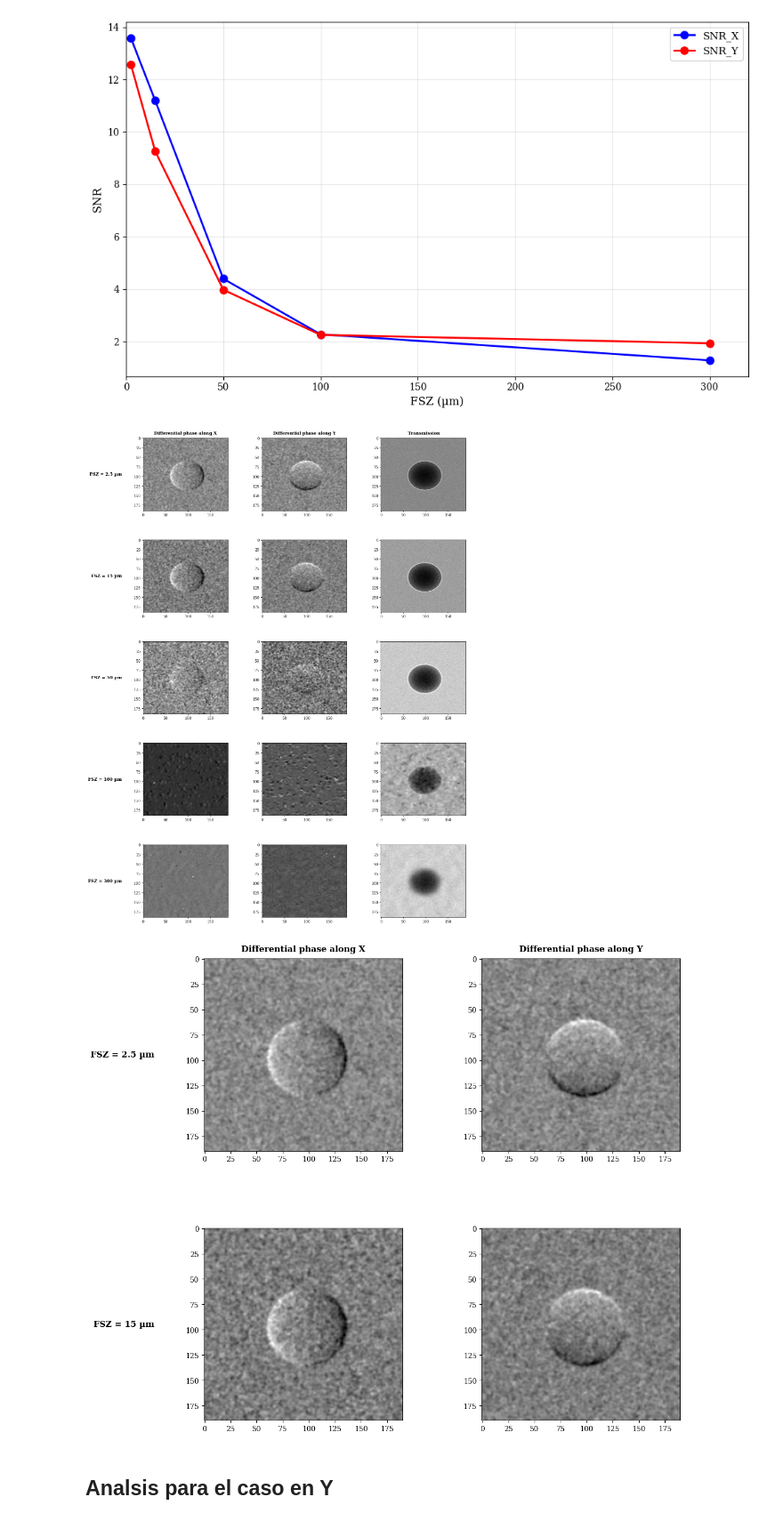
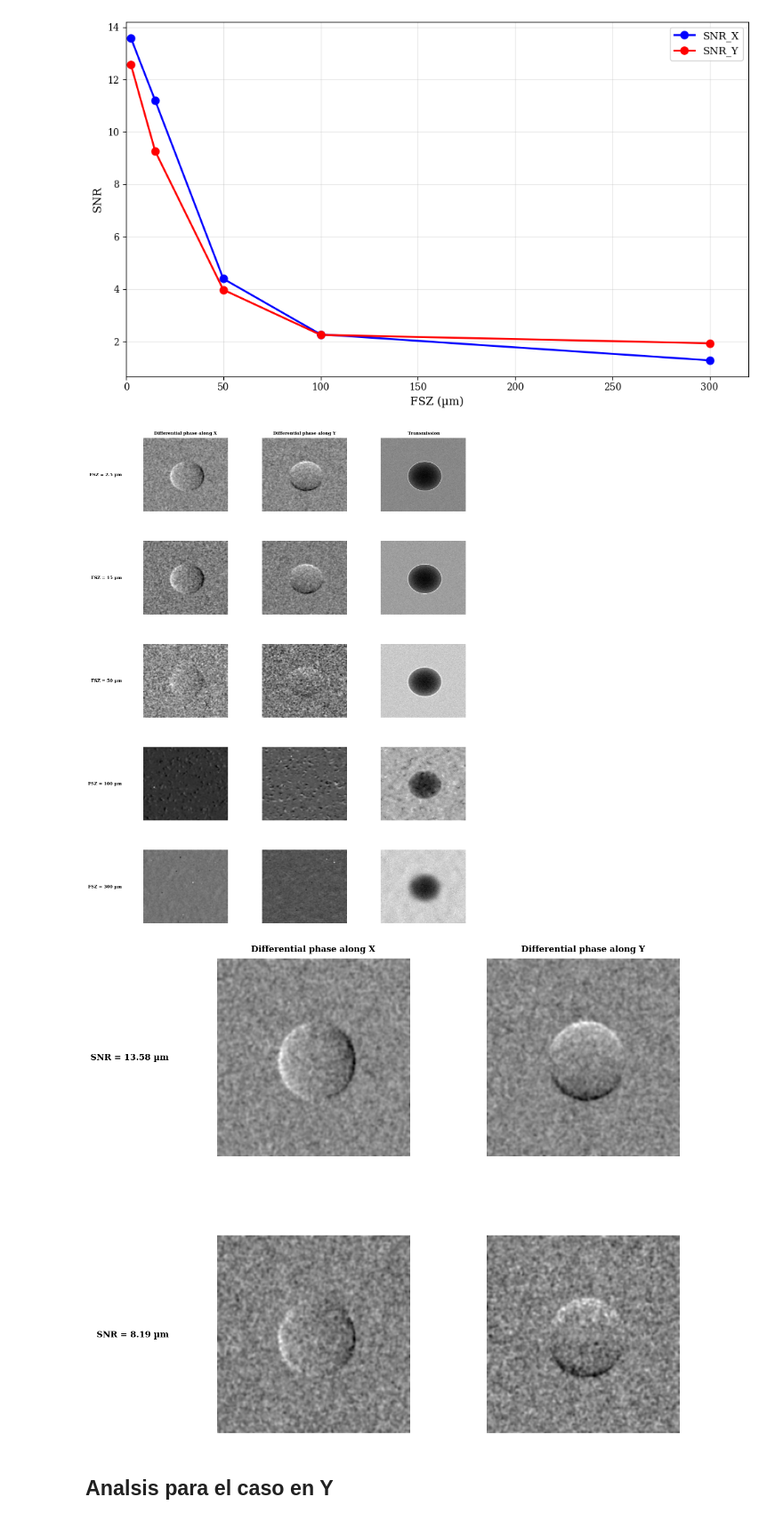
Before and after one commit to roshak1197/FSZ_Study, a Jupyter notebook: read_High.ipynb, the cells around one changed output. Shown at 89% size. Drawn from its saved outputs; the diff is of its cells as text; code cells hidden in the pictures.

```diff
--- a/read_High.ipynb
+++ b/read_High.ipynb
@@ -12,9 +12,9 @@ Npixeles=256
 NI=1 #Número de imágenes RAW
 NF=1 #Número de imágenes FF
 NThr=1 #Número de imágenes contenidas dentro de cada .raw: La primera es la dada por el canal 0 y la segunda es la dada por el canal 1.
-nameRAW1="SiC/FS_Measurements/Nylon_Air_SiC_2mm_2x_150_75_21kev_S" #SiC/FS_Measurements/Nylon_Air_SiC_2mm_2x_150_75_21kev_R00_FS50um_Random__d0.75m_a15um_p62um_step-4.2_dith23.25_1.raw
-nameRAW2 = "_FS50um_Random__d0.75m_a15um_p62um_step-4.2_dith23.25_"
-nameRAW4 = "SiC/FS_Measurements/Nylon_Air_SiC_2mm_2x_150_75_21kev_R"
+nameRAW1="300um/Nylon_Air_TiC_2mm_2x_150_75_21kev_S" #2.5um/Nylon_Air_TiC_2mm_2x_150_75_21kev_R00_FS2.5um_Random__d0.75m_a15um_p62um_step-4.2_dith23.25_1.raw
+nameRAW2 = "_FS300um_Random__d0.75m_a15um_p62um_step-4.2_dith23.25_"
+nameRAW4 = "300um/Nylon_Air_TiC_2mm_2x_150_75_21kev_R"
 ff_infile= open('Nylon_Air_SiC_2mm_2x_150_75_21kev_FF00_FS50um_Random__d0.75m_a15um_p62um_step-4.2_dith23.25_1.raw','rb')
 ff_array = np.fromfile(ff_infile,dtype='float32',count=256*256)
 ff_image = PIL.Image.frombuffer("F",[256,256],ff_array,'raw','F',0,1)
@@ -607,7 +608,7 @@ for i in range(5):  # 5 filas
             # Vector 1D: mostrar como gráfico de línea
             axes[i, j].plot(matriz)
             axes[i, j].set_ylim(matriz.min() * 0.9, matriz.max() * 1.1)
-
+        axes[i,j].axis('off')
         # Añadir título de columna solo en la primera fila
         if i == 0:
             axes[i, j].set_title(column_titles[j], fontsize=12, fontweight='bold', pad=10)
@@ -622,17 +623,16 @@ plt.subplots_adjust(top=0.95, wspace=0.4, hspace=0.4)
 plt.savefig("Combined_Analysis_FSZ.png", dpi=300)
 plt.show()
 # %% [output]
-[figure, old version]
+[figure, new version]
 # %%
-# Supongamos que ya tienes tus matrices cargadas en variables
-# dx_2, dy_2, T_2, dx_15, dy_15, T_15, etc.
+
 
 # Configuración de la figura
 fig, axes = plt.subplots(2, 2, figsize=(12, 10))
 #fig.suptitle('Análisis de datos por tamaño de foco (FSZ)', fontsize=16, fontweight='bold')
 
 # Lista de tamaños de foco para cada fila
-fsz_labels = ['SNR = 2.5 µm', 'SNR = 15 µm']
+fsz_labels = ['SNR = 13.58 µm', 'SNR = 8.19 µm']
 
 # Títulos para las columnas
 column_titles = ['Differential phase along X', 'Differential phase along Y']
@@ -649,35 +649,35 @@ for i in range(2):  # 5 filas
     for j in range(2):  # 3 columnas
         # Obtener la matriz correspondiente
         matriz = matrices[i][j]
 
         # Visualizar según la dimensión de la matriz
         if matriz.ndim == 2:
             # Matriz 2D: mostrar como imagen
             im = axes[i, j].imshow(matriz, cmap='gray', aspect='auto')
 
             # Añadir barra de color para cada subplot
             #plt.colorbar(im, ax=axes[i, j], shrink=0.8)
 
         elif matriz.ndim == 1:
             # Vector 1D: mostrar como gráfico de línea
             axes[i, j].plot(matriz)
             axes[i, j].set_ylim(matriz.min() * 0.9, matriz.max() * 1.1)
-
+        axes[i,j].axis('off')
         # Añadir título de columna solo en la primera fila
         if i == 0:
             axes[i, j].set_title(column_titles[j], fontsize=12, fontweight='bold', pad=10)
 
     # Añadir etiqueta FSZ al lado izquierdo de cada fila
     axes[i, 0].text(-0.25, 0.5, fsz_labels[i], transform=axes[i, 0].transAxes,
                    fontsize=12, fontweight='bold', va='center', ha='right')
 
 # Ajustar espaciado
 plt.tight_layout()
 plt.subplots_adjust(top=0.95, wspace=0.4, hspace=0.4)
 plt.savefig("SiC_vs_TiC.png", dpi=300)
 plt.show()
 # %% [output]
-[figure, old version]
+[figure, new version]
 # %% [markdown]
 ## Analsis para el caso en Y
 # %%
```
Also changed, not shown: parts of 4 cells of this notebook, 1 other file.
